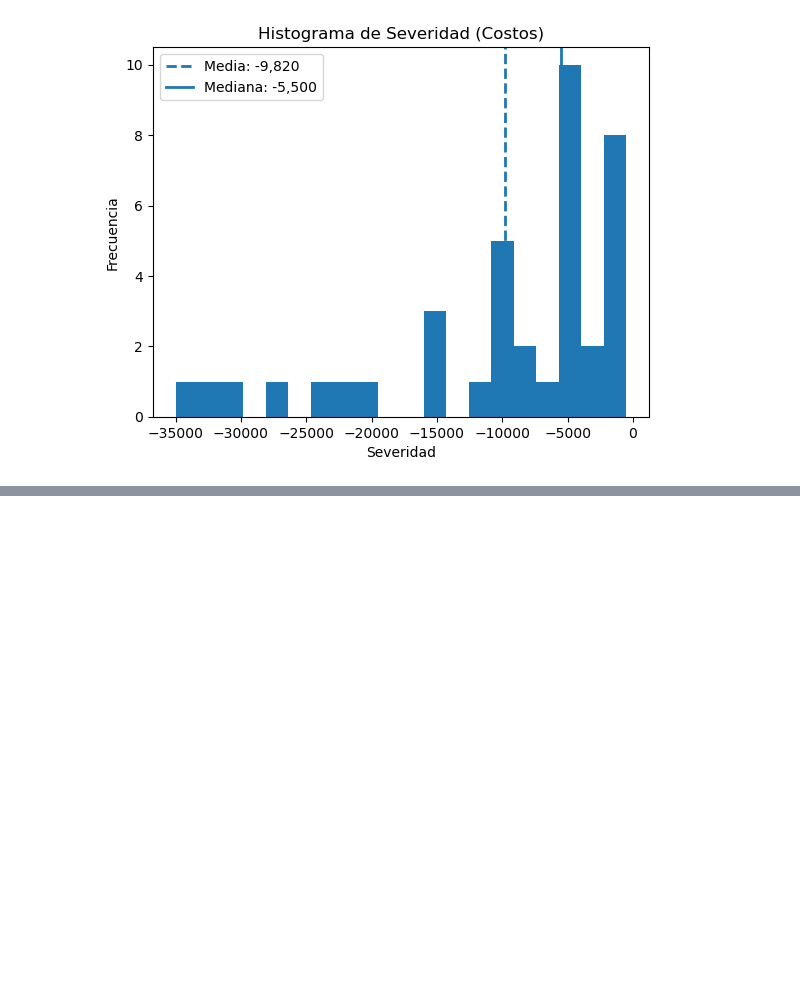
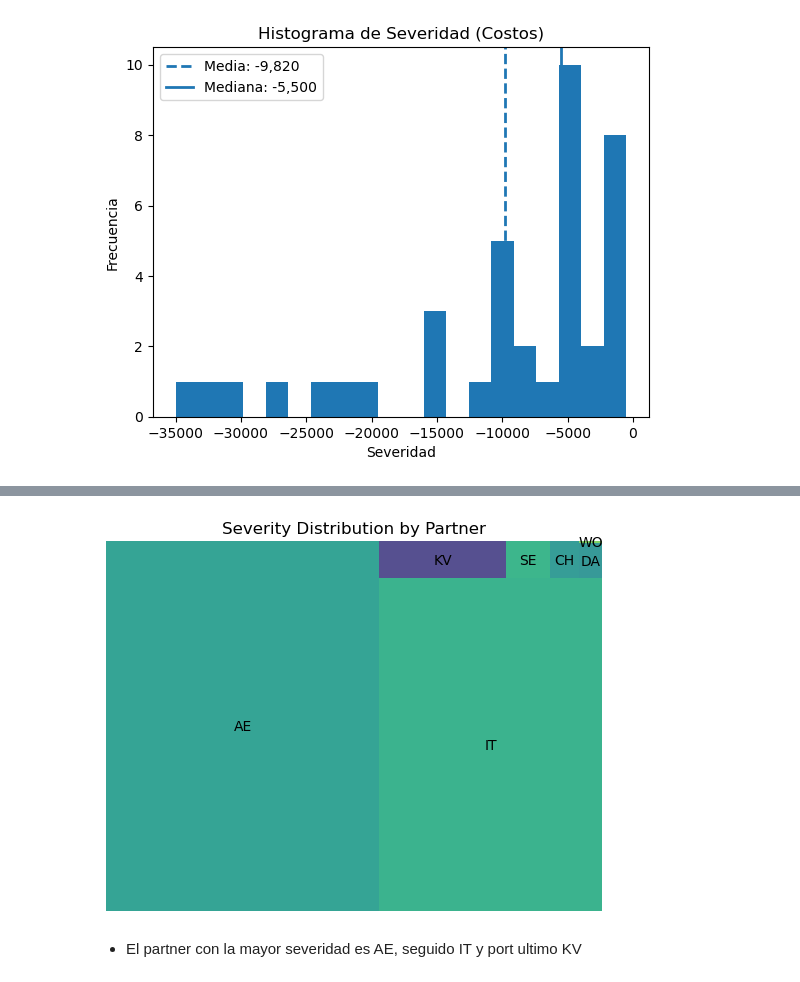
Before and after one commit to geyneph/CrabiTest, a Jupyter notebook: WorkSpace/NotebookAnalysis.ipynb, the cells around one changed output, grey strips where cells are left out. Cells and saved outputs as stored; diff of their text form; code cells hidden in the pictures; blank space fills up the shorter version.

```diff
--- a/WorkSpace/NotebookAnalysis.ipynb
+++ b/WorkSpace/NotebookAnalysis.ipynb
@@ -385,0 +533,7 @@ plt.show()
+# %%
+#Separating Policy_number into Partner
+df_Claim['partner'] = df_Claim['policy_number'].str.split('-').str[0]
+df_Claim = df_Claim[df_Claim['Severidad'] != 0 ]
+cols =['partner','Severidad']
+df_Claim = df_Claim[cols]
+df_Claim
@@ -385,0 +554,11 @@ plt.show()
+# %%
+#Grouping into Partners
+Partner_counts = (
+    df_Claim
+        .groupby('partner')['Severidad']
+        .sum()
+        .reset_index(name='Severity')
+        .sort_values('Severity', ascending=True)
+)
+
+Partner_counts
@@ -385,0 +594,16 @@ plt.show()
+# %%
+#Plotting  Number of claims
+plt.figure()
+squarify.plot(
+    sizes=Partner_counts['Severity'],
+    label=Partner_counts['partner'],
+    alpha=0.90
+)
+
+plt.axis('off')
+plt.title('Severity Distribution by Partner')
+plt.show()
+# %% [output]
+[figure, added]
+# %% [markdown]
+* El partner con la mayor severidad es AE, seguido IT y port ultimo KV
```
Also changed, not shown: parts of 16 cells of this notebook, 1 other file.
